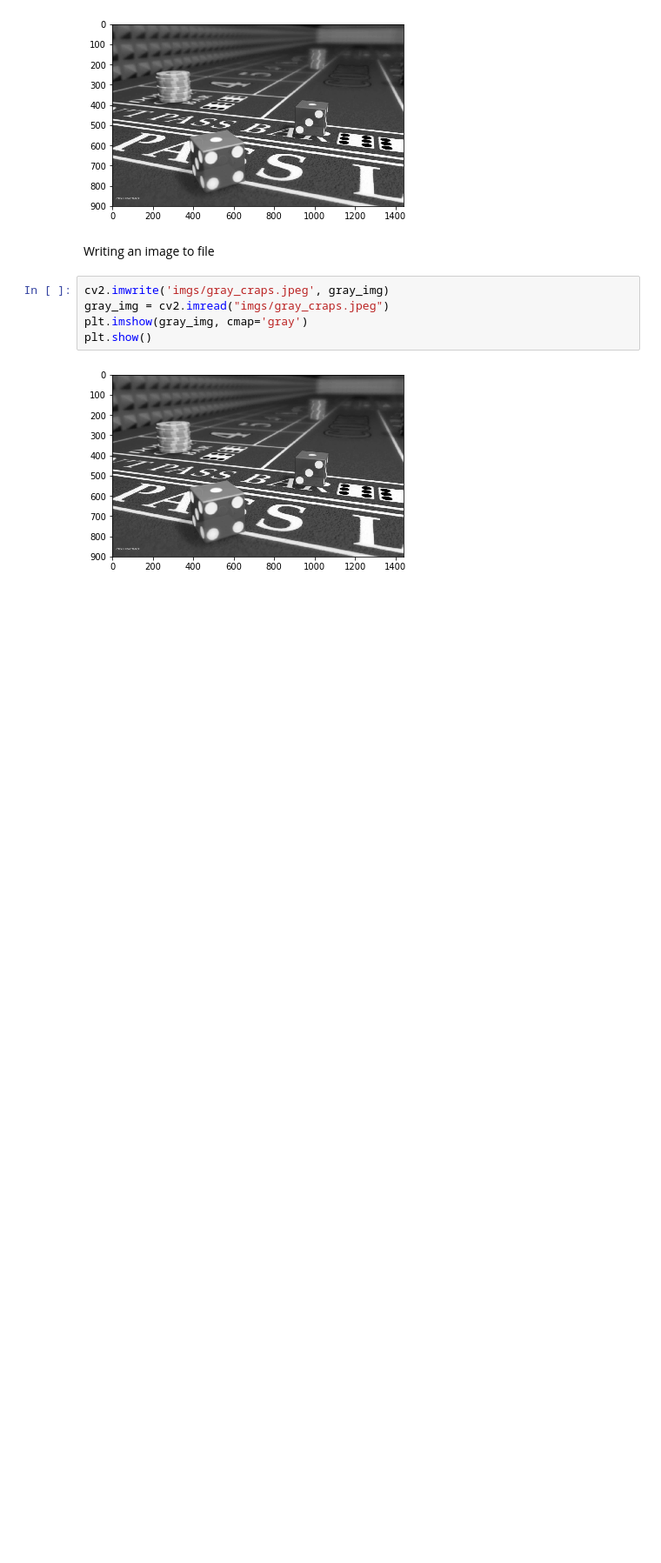
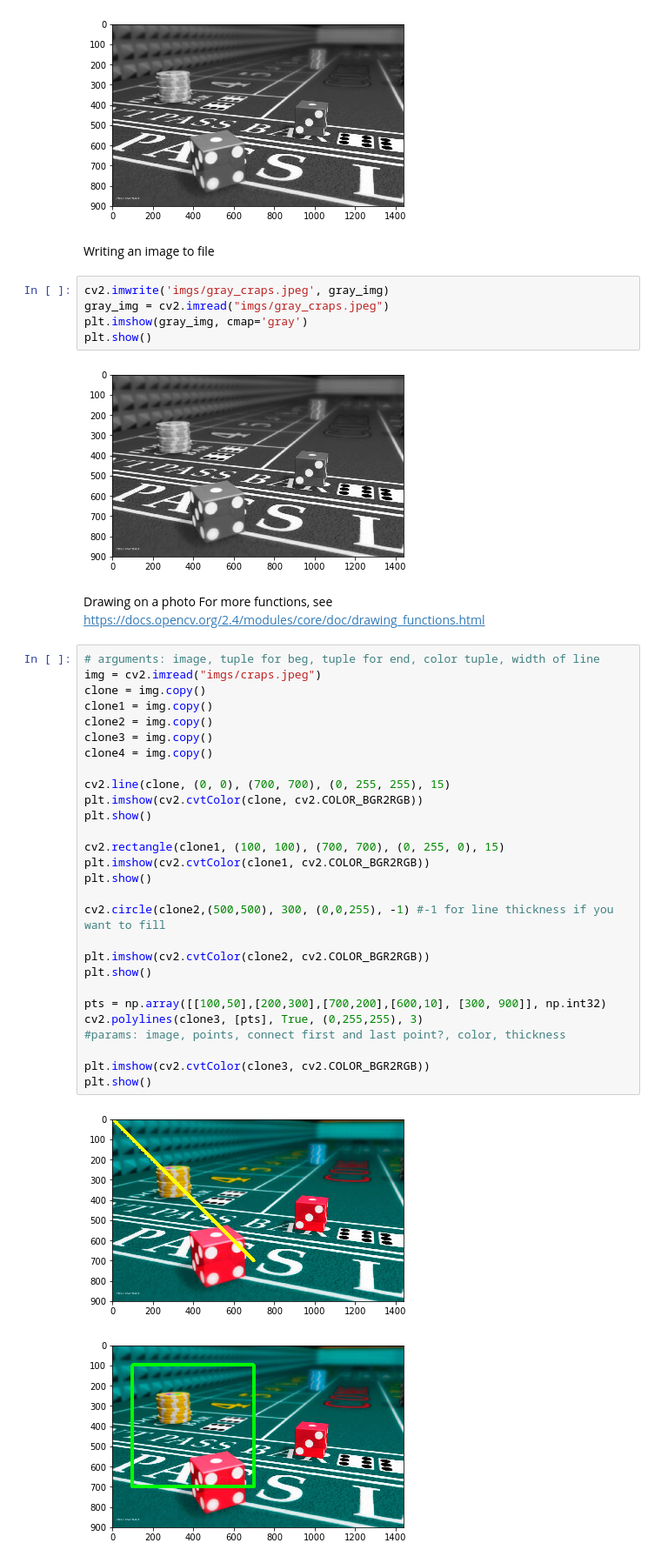
Before and after one commit to boltofdeathbeam/cs4660-fall-2017, a Jupyter notebook: notes/open_cv_lec.ipynb, the cells around one changed output. Shown at 87% size. Saved outputs shown, nothing was run; the diff lists cells and outputs as text; blank space fills up the shorter version.

Commit message:
opencv lec completed

```diff
--- a/notes/open_cv_lec.ipynb
+++ b/notes/open_cv_lec.ipynb
@@ -49,3 +109,37 @@ plt.imshow(gray_img, cmap='gray')
 plt.show()
 # %% [output]
 [figure]
+# %% [markdown]
+Drawing on a photo
+For more functions, see https://docs.opencv.org/2.4/modules/core/doc/drawing_functions.html
+# %%
+# arguments: image, tuple for beg, tuple for end, color tuple, width of line
+img = cv2.imread("imgs/craps.jpeg")
+clone = img.copy()
+clone1 = img.copy()
+clone2 = img.copy()
+clone3 = img.copy()
+clone4 = img.copy()
+
+cv2.line(clone, (0, 0), (700, 700), (0, 255, 255), 15)
+plt.imshow(cv2.cvtColor(clone, cv2.COLOR_BGR2RGB))
+plt.show()
+
+cv2.rectangle(clone1, (100, 100), (700, 700), (0, 255, 0), 15)
+plt.imshow(cv2.cvtColor(clone1, cv2.COLOR_BGR2RGB))
+plt.show()
+
+cv2.circle(clone2,(500,500), 300, (0,0,255), -1) #-1 for line thickness if you want to fill
+
+plt.imshow(cv2.cvtColor(clone2, cv2.COLOR_BGR2RGB))
+plt.show()
+
+pts = np.array([[100,50],[200,300],[700,200],[600,10], [300, 900]], np.int32)
+cv2.polylines(clone3, [pts], True, (0,255,255), 3)
+#params: image, points, connect first and last point?, color, thickness
+
+plt.imshow(cv2.cvtColor(clone3, cv2.COLOR_BGR2RGB))
+plt.show()
+# %% [output]
+[figure, added]
+[figure, added]
```
Also changed, not shown: parts of 28 cells of this notebook, 13 other files.
